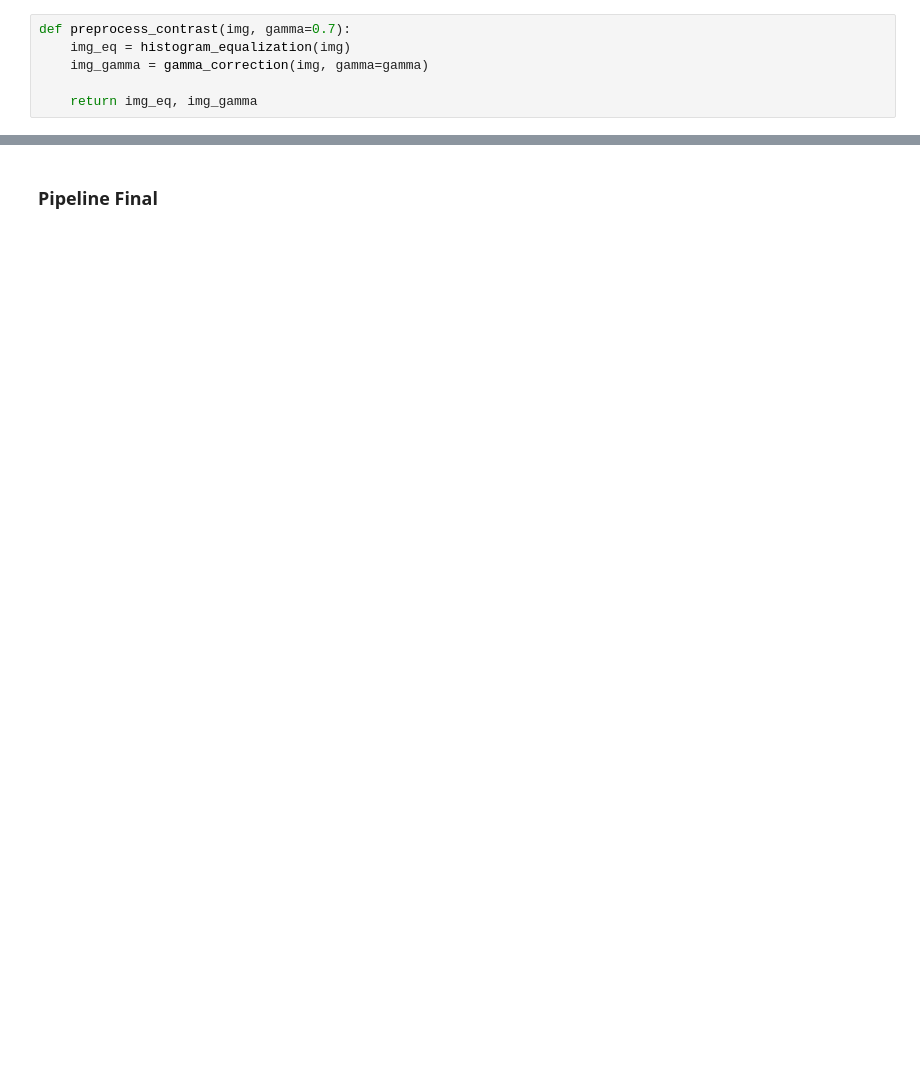
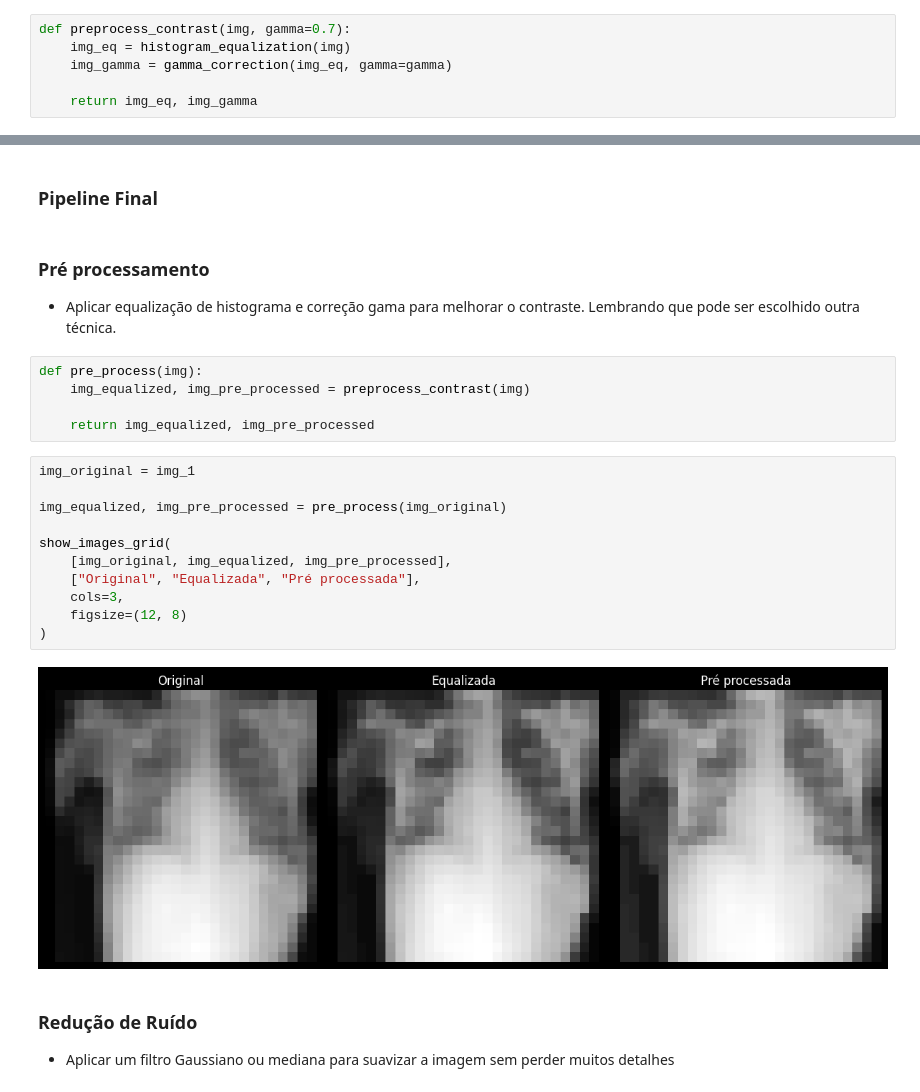
Before and after one commit to pedrxbro/digital-image-processing, a Jupyter notebook: medical-image-processing-pipeline/main.ipynb, the cells around one changed output, grey strips where cells are left out. Cells and saved outputs as stored; diff of their text form; blank space fills up the shorter version.

Commit message:
feat>: começando a implementar cada parte da pipeline individualmente (pré-processamento, redução de ruído e realce de bordas)

```diff
--- a/medical-image-processing-pipeline/main.ipynb
+++ b/medical-image-processing-pipeline/main.ipynb
@@ -211,7 +214,7 @@ def gamma_correction(img, gamma=1.0, c=1.0):
 # %%
 def preprocess_contrast(img, gamma=0.7):
     img_eq = histogram_equalization(img)
-    img_gamma = gamma_correction(img, gamma=gamma)
+    img_gamma = gamma_correction(img_eq, gamma=gamma)
 
     return img_eq, img_gamma
 # %%
@@ -485,2 +481,27 @@ show_images_grid(
 # %% [markdown]
 ### Pipeline Final
+# %% [markdown]
+### Pré processamento
+- Aplicar equalização de histograma e correção gama para melhorar o contraste.
+Lembrando que pode ser escolhido outra técnica.
+# %%
+def pre_process(img):
+    img_equalized, img_pre_processed = preprocess_contrast(img)
+
+    return img_equalized, img_pre_processed
+# %%
+img_original = img_1
+
+img_equalized, img_pre_processed = pre_process(img_original)
+
+show_images_grid(
+    [img_original, img_equalized, img_pre_processed],
+    ["Original", "Equalizada", "Pré processada"],
+    cols=3,
+    figsize=(12, 8)
+)
+# %% [output]
+[figure, added]
+# %% [markdown]
+### Redução de Ruído
+- Aplicar um filtro Gaussiano ou mediana para suavizar a imagem sem perder muitos detalhes
```
Also changed, not shown: parts of 16 cells of this notebook, 1 other file.
